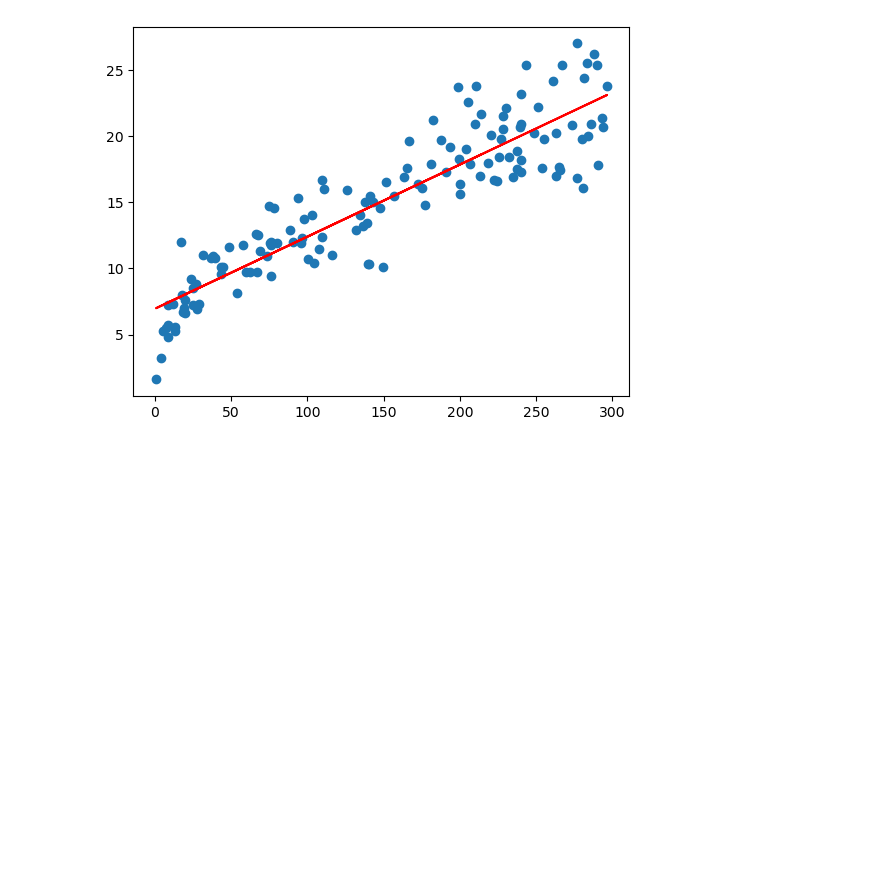
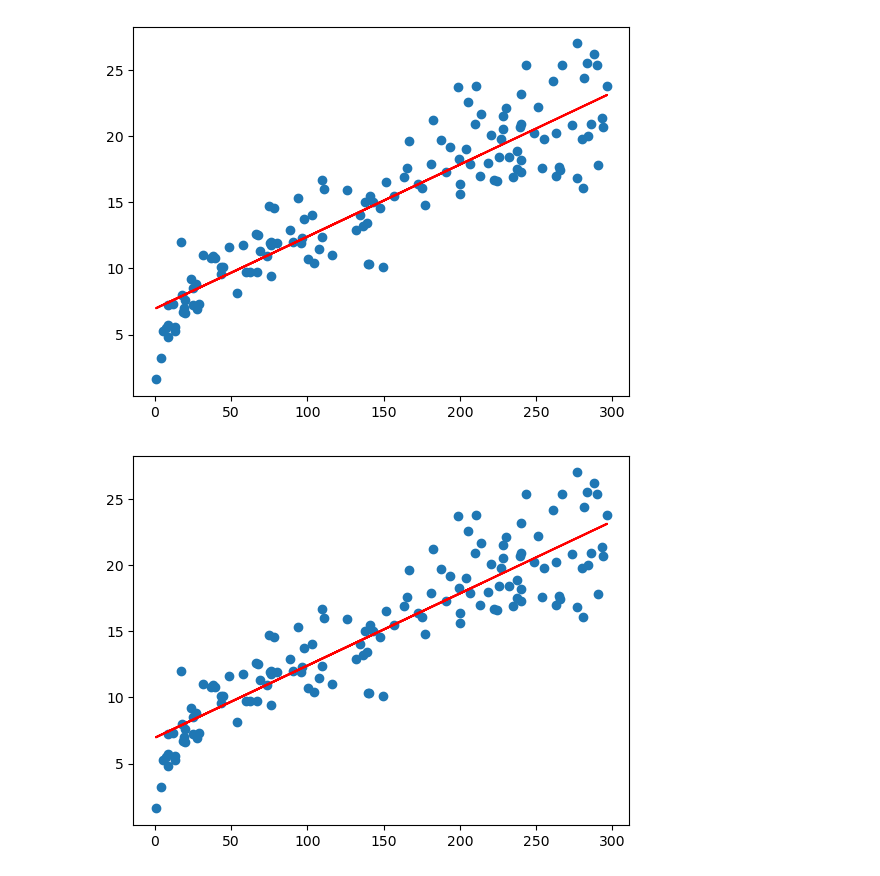
Before and after one commit to AnkitSalian/Machine_Learning_Notes, a Jupyter notebook: LinearRegression/Simple Linear Regression in Python/Linear_Regression.ipynb, the cells around one changed output. Saved outputs shown, nothing was run; the diff lists cells and outputs as text; code cells hidden in the pictures; blank space fills up the shorter version.

Commit message:
Evalution using statsmodel and model generation using sklearn

```diff
--- a/LinearRegression/Simple Linear Regression in Python/Linear_Regression.ipynb
+++ b/LinearRegression/Simple Linear Regression in Python/Linear_Regression.ipynb
@@ -129,3 +132,11 @@ plt.plot(X_train, 6.9487 + 0.0545 * X_train, "red")
 plt.show()
 # %% [output]
 [figure]
+# %%
+y_train_predict = lr_model.predict(X_train_sm)
+# %%
+plt.scatter(X_train, y_train)
+plt.plot(X_train, y_train_predict, "red")
+plt.show()
+# %% [output]
+[figure, added]
```
Also changed, not shown: parts of 20 cells of this notebook.
